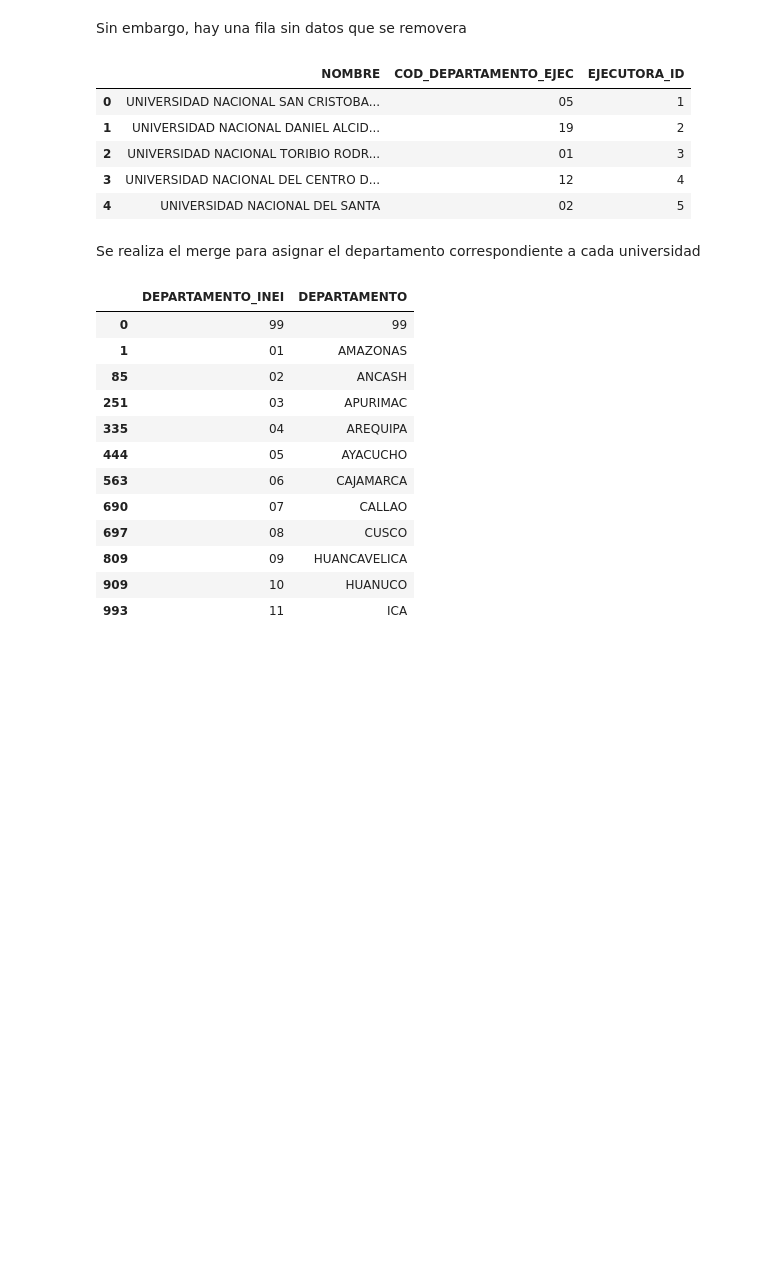
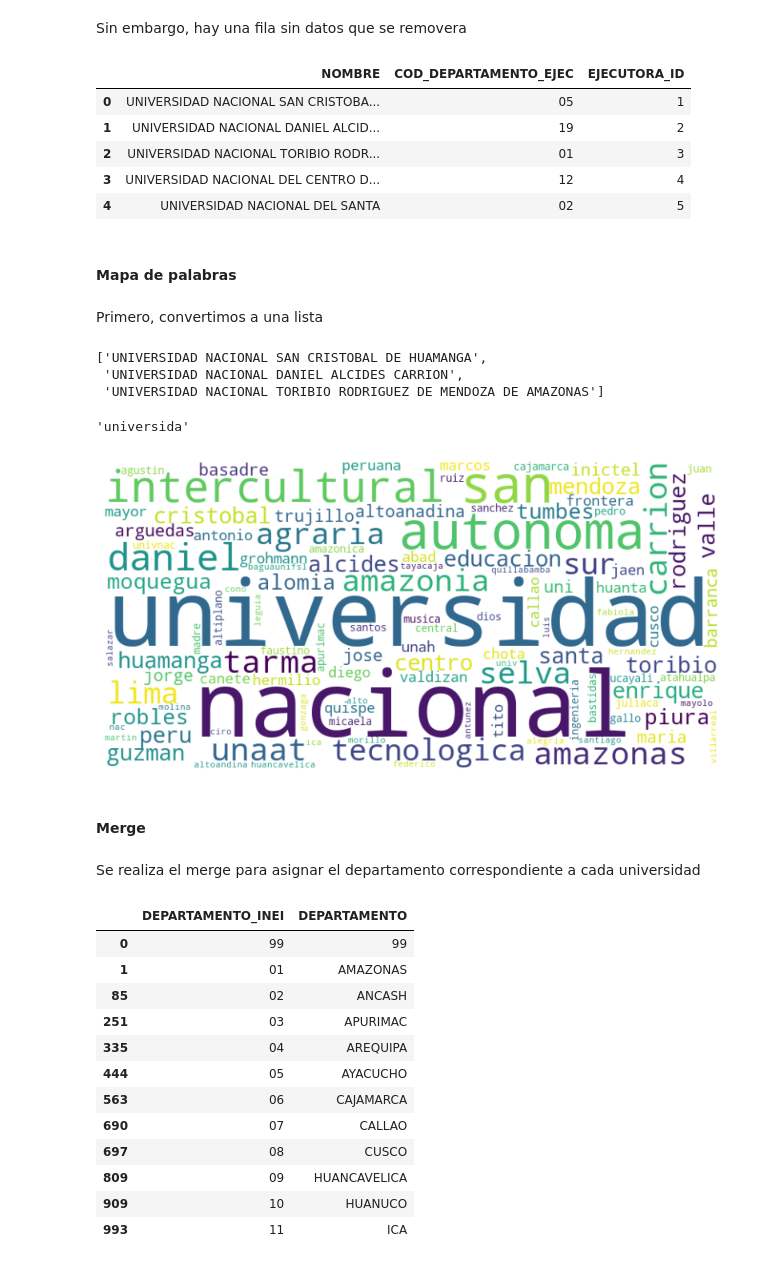
Before and after one commit to LunaJhoeel/maestria-mef, a Jupyter notebook: notebooks/mef.ipynb, the cells around one changed output. Drawn from its saved outputs; the diff is of its cells as text; code cells hidden in the pictures; blank space fills up the shorter version.

Commit message:
Agregada nube de palabras

```diff
--- a/notebooks/mef.ipynb
+++ b/notebooks/mef.ipynb
@@ -162,6 +184,82 @@ df_universidades.head()
 | 2 | UNIVERSIDAD NACIONAL TORIBIO RODR... | 01 | 3 |
 | 3 | UNIVERSIDAD NACIONAL DEL CENTRO D... | 12 | 4 |
 | 4 | UNIVERSIDAD NACIONAL DEL SANTA | 02 | 5 |
+# %% [markdown]
+#### Mapa de palabras
+# %% [markdown]
+Primero, convertimos a una lista
+# %%
+df_universidades["NOMBRE"].to_list()[:3]
+# %% [output]
+['UNIVERSIDAD NACIONAL SAN CRISTOBAL DE HUAMANGA',
+ 'UNIVERSIDAD NACIONAL DANIEL ALCIDES CARRION',
+ 'UNIVERSIDAD NACIONAL TORIBIO RODRIGUEZ DE MENDOZA DE AMAZONAS']
+# %%
+lista_nombres = df_universidades["NOMBRE"].to_list()
+
+# convierte a minusculas
+lista_nombres_minuscula = []
+
+for nombre in lista_nombres:
+    nombre_limpio = nombre.lower()
+    lista_nombres_minuscula.append(nombre_limpio)
+
+# quita signos de puntuacion
+lista_nombres_sin_signos = []
+
+for nombre in lista_nombres_minuscula:
+    nombre_limpio = re.sub(r"[^a-záéíóúñü\s]", "", nombre)
+    lista_nombres_sin_signos.append(nombre_limpio)
+
+# quita tildes
+lista_normalizada = []
+
+for nombre in lista_nombres_sin_signos:
+    nombre_sin_tildes = unicodedata.normalize('NFKD', nombre).encode('ASCII', 'ignore').decode('utf-8')
+    lista_normalizada.append(nombre_sin_tildes)
+
+# tokeniza
+lista_tokens = []
+
+for nombre in lista_normalizada:
+    tokens = wordpunct_tokenize(nombre)
+    lista_tokens.append(tokens)
+
+# elmina stopwords
+palabras_vacias = set(stopwords.words("spanish"))
+tokens_limpios = []
+
+for lista in lista_tokens:
+    palabras_filtradas = []
+
+    for palabra in lista:
+        if palabra not in palabras_vacias and len(palabra) > 2:
+            palabras_filtradas.append(palabra)
+
+    tokens_limpios.append(palabras_filtradas)
+
+# une los tokens
+lista_final = []
+
+for lista in tokens_limpios:
+    for palabra in lista:
+        lista_final.append(palabra)
+
+texto_total = " ".join(lista_final)
+texto_total[:10]  # ejmplo de 10
+# %% [output]
+'universida'
+# %%
+nube = WordCloud(width=800, height=400, background_color="white", collocations=False).generate(texto_total)
+
+plt.figure(figsize=(10, 5))
+plt.imshow(nube, interpolation="bilinear")
+plt.axis("off")
+plt.show()
+# %% [output]
+[figure, added]
+# %% [markdown]
+#### Merge
 # %% [markdown]
 Se realiza el merge para asignar el departamento correspondiente a cada universidad
 # %%
```
Also changed, not shown: parts of 2 cells of this notebook, 2 other files.
